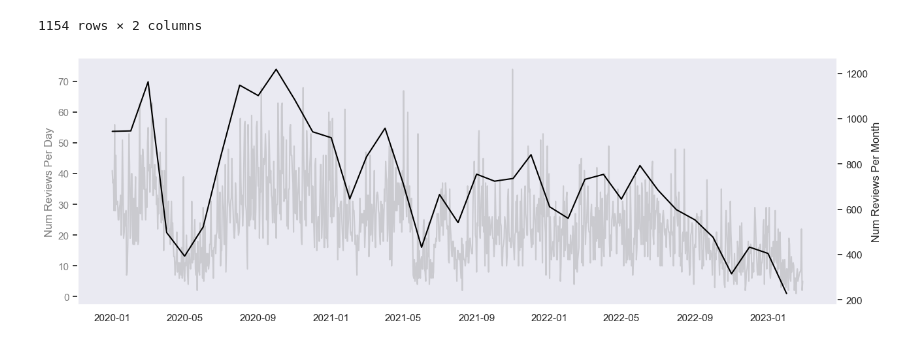
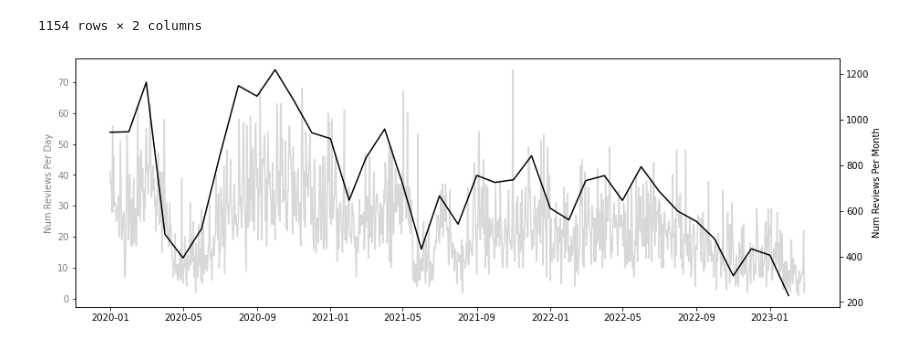
Before and after one commit to sabyeo/bt4221, a Jupyter notebook: scrape/restaurant-data/eda.ipynb, the cells around one changed output. Cells and saved outputs as stored; diff of their text form; code cells hidden in the pictures.

Commit message:
changed price against date plot

```diff
--- a/scrape/restaurant-data/eda.ipynb
+++ b/scrape/restaurant-data/eda.ipynb
@@ -768,17 +750,21 @@ df_by_date
 1154 rows × 2 columns
 # %%
 fig, ax1 = plt.subplots(figsize=(15,5))
+fig.patch.set_facecolor('white')
+ax1.set_facecolor('white')
 
 ax1.plot(df_by_date['cleaned_dates'],df_by_date['url'],  color = 'grey', alpha = 0.3)
 ax1.set_ylabel('Num Reviews Per Day', color = 'grey')
 ax1.tick_params(axis = 'y', labelcolor = 'grey')
 ax1.grid(False)
+
 ax2 = ax1.twinx()
 ax2.plot(df_by_month['mmyyyy'],df_by_month['url'], color = 'black')
 ax2.set_ylabel('Num Reviews Per Month')
 ax2.grid(False)
+
 # plt.xticks(rotation = 90)
 # plt.title('Number of Reviews by Date')
 # plt.show()
 # %% [output]
-[figure, old version]
+[figure, new version]
```
Also changed, not shown: parts of 18 cells of this notebook.
